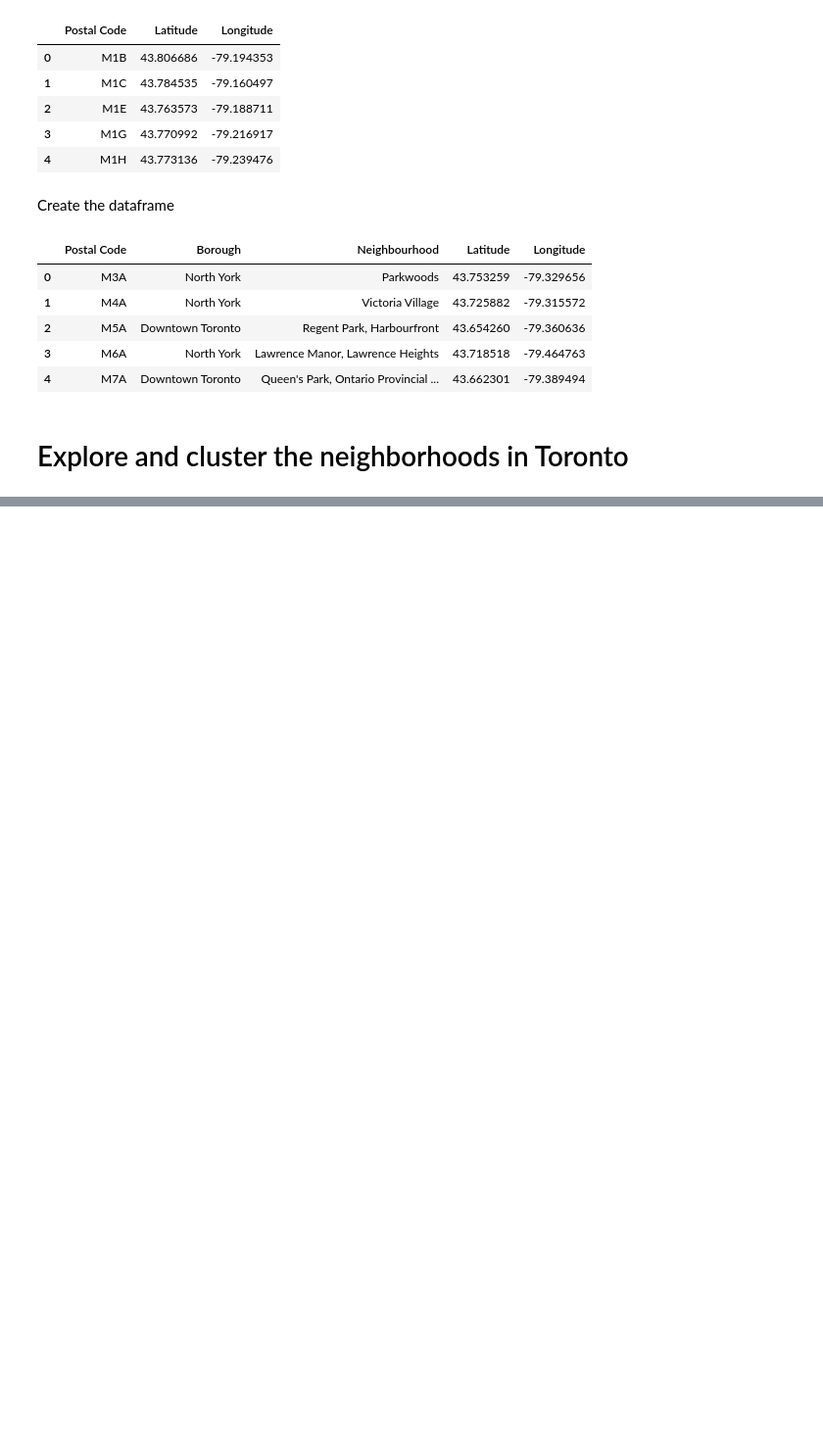
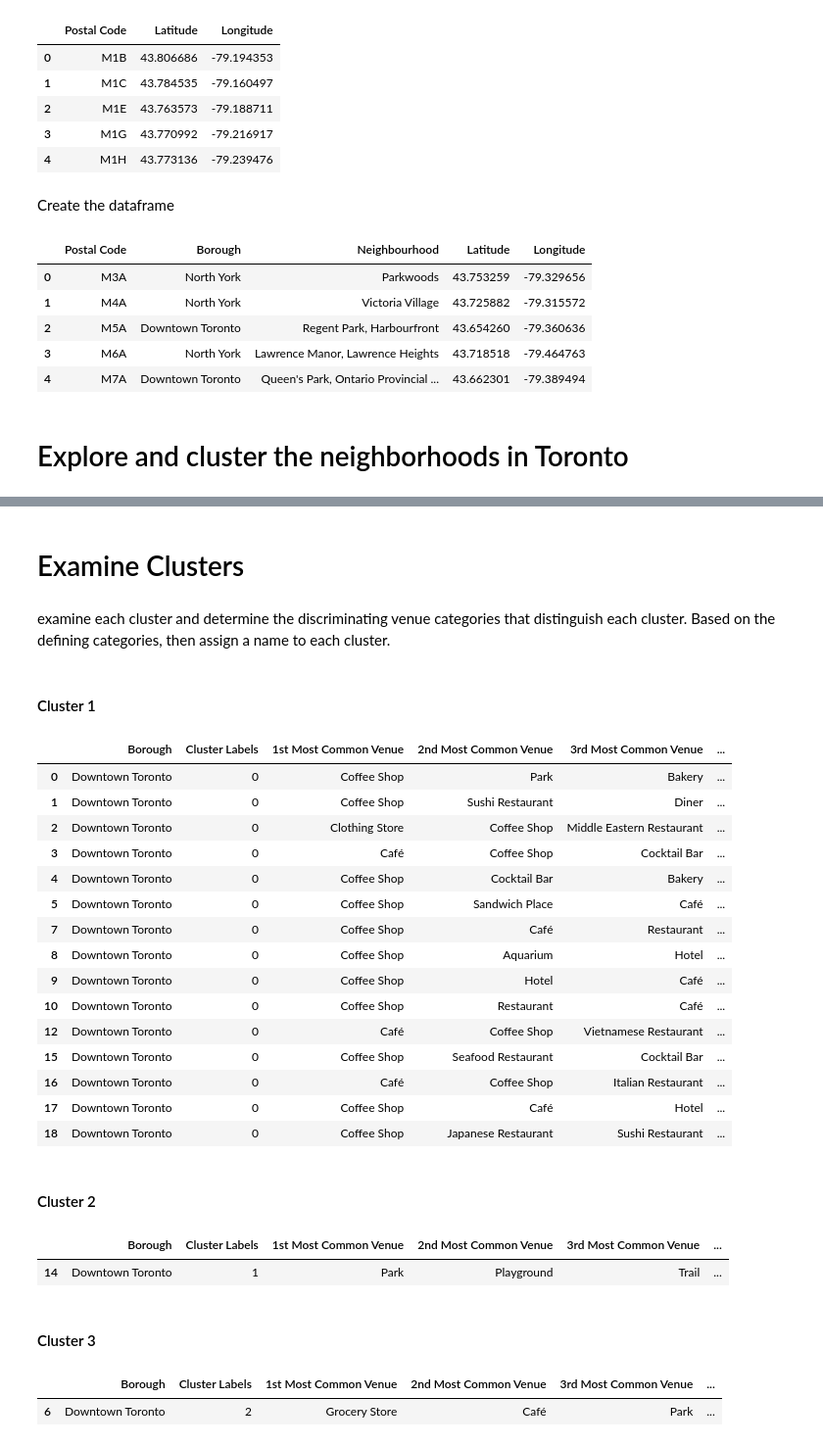
Before and after one commit to Stauffy1/Coursera_Capstone, a Jupyter notebook: Segmenting and Clustering Neighborhoods in Toronto.ipynb, the cells around one changed output, grey strips where cells are left out. Shown: that part at 98% size. Saved outputs shown, nothing was run; the diff lists cells and outputs as text; code cells hidden in the pictures; blank space fills up the shorter version.

```diff
--- a/Segmenting and Clustering Neighborhoods in Toronto.ipynb
+++ b/Segmenting and Clustering Neighborhoods in Toronto.ipynb
@@ -130,0 +561,12 @@ FinalTable.head()
+# %%
+num_top_venues = 5
+
+for hood in downtown_grouped['Neighborhood']:
+    print("----"+hood+"----")
+    temp = downtown_grouped[downtown_grouped['Neighborhood'] == hood].T.reset_index()
+    temp.columns = ['venue','freq']
+    temp = temp.iloc[1:]
+    temp['freq'] = temp['freq'].astype(float)
+    temp = temp.round({'freq': 2})
+    print(temp.sort_values('freq', ascending=False).reset_index(drop=True).head(num_top_venues))
+    print('\n')
@@ -130,0 +595,6 @@ FinalTable.head()
+# %%
+def return_most_common_venues(row, num_top_venues):
+    row_categories = row.iloc[1:]
+    row_categories_sorted = row_categories.sort_values(ascending=False)
+
+    return row_categories_sorted.index.values[0:num_top_venues]
@@ -130,0 +635,10 @@ FinalTable.head()
+# %%
+kclusters = 5
+
+downtown_grouped_clustering = downtown_grouped.drop('Neighborhood', 1)
+
+# run k-means clustering
+kmeans = KMeans(n_clusters=kclusters, random_state=0).fit(downtown_grouped_clustering)
+
+# check cluster labels generated for each row in the dataframe
+kmeans.labels_[0:10]
@@ -130,0 +649,13 @@ FinalTable.head()
+# %%
+downtown_venues_sorted.drop(['Cluster Labels'], axis=1, inplace=True) #I can't insert 'Cluster Labels' column into the table as it already exists there.
+#I should drop the column first and then re run the code
+
+# add clustering labels
+downtown_venues_sorted.insert(0, 'Cluster Labels', kmeans.labels_)
+
+downtown_merged = DowntownToronto_data
+
+# merge downtown_grouped with downtown_data to add latitude/longitude for each neighborhood
+downtown_merged = downtown_merged.join(downtown_venues_sorted.set_index('Neighborhood'), on='Neighbourhood')
+
+downtown_merged.head()
@@ -130,0 +697,39 @@ FinalTable.head()
+# %% [markdown]
+# Examine Clusters
+# %% [markdown]
+examine each cluster and determine the discriminating venue categories that distinguish each cluster. Based on the defining categories, then assign a name to each cluster.
+# %% [markdown]
+#### Cluster 1
+# %%
+downtown_merged.loc[downtown_merged['Cluster Labels'] == 0, downtown_merged.columns[[1] + list(range(5, downtown_merged.shape[1]))]]
+# %% [output]
+|  | Borough | Cluster Labels | 1st Most Common Venue | 2nd Most Common Venue | 3rd Most Common Venue | ... |
+| 0 | Downtown Toronto | 0 | Coffee Shop | Park | Bakery | ... |
+| 1 | Downtown Toronto | 0 | Coffee Shop | Sushi Restaurant | Diner | ... |
+| 2 | Downtown Toronto | 0 | Clothing Store | Coffee Shop | Middle Eastern Restaurant | ... |
+| 3 | Downtown Toronto | 0 | Café | Coffee Shop | Cocktail Bar | ... |
+| 4 | Downtown Toronto | 0 | Coffee Shop | Cocktail Bar | Bakery | ... |
+| 5 | Downtown Toronto | 0 | Coffee Shop | Sandwich Place | Café | ... |
+| 7 | Downtown Toronto | 0 | Coffee Shop | Café | Restaurant | ... |
+| 8 | Downtown Toronto | 0 | Coffee Shop | Aquarium | Hotel | ... |
+| 9 | Downtown Toronto | 0 | Coffee Shop | Hotel | Café | ... |
+| 10 | Downtown Toronto | 0 | Coffee Shop | Restaurant | Café | ... |
+| 12 | Downtown Toronto | 0 | Café | Coffee Shop | Vietnamese Restaurant | ... |
+| 15 | Downtown Toronto | 0 | Coffee Shop | Seafood Restaurant | Cocktail Bar | ... |
+| 16 | Downtown Toronto | 0 | Café | Coffee Shop | Italian Restaurant | ... |
+| 17 | Downtown Toronto | 0 | Coffee Shop | Café | Hotel | ... |
+| 18 | Downtown Toronto | 0 | Coffee Shop | Japanese Restaurant | Sushi Restaurant | ... |
+# %% [markdown]
+#### Cluster 2
+# %%
+downtown_merged.loc[downtown_merged['Cluster Labels'] == 1, downtown_merged.columns[[1] + list(range(5, downtown_merged.shape[1]))]]
+# %% [output]
+|  | Borough | Cluster Labels | 1st Most Common Venue | 2nd Most Common Venue | 3rd Most Common Venue | ... |
+| 14 | Downtown Toronto | 1 | Park | Playground | Trail | ... |
+# %% [markdown]
+#### Cluster 3
+# %%
+downtown_merged.loc[downtown_merged['Cluster Labels'] == 2, downtown_merged.columns[[1] + list(range(5, downtown_merged.shape[1]))]]
+# %% [output]
+|  | Borough | Cluster Labels | 1st Most Common Venue | 2nd Most Common Venue | 3rd Most Common Venue | ... |
+| 6 | Downtown Toronto | 2 | Grocery Store | Café | Park | ... |
```
Also changed, not shown: parts of 70 cells of this notebook.
